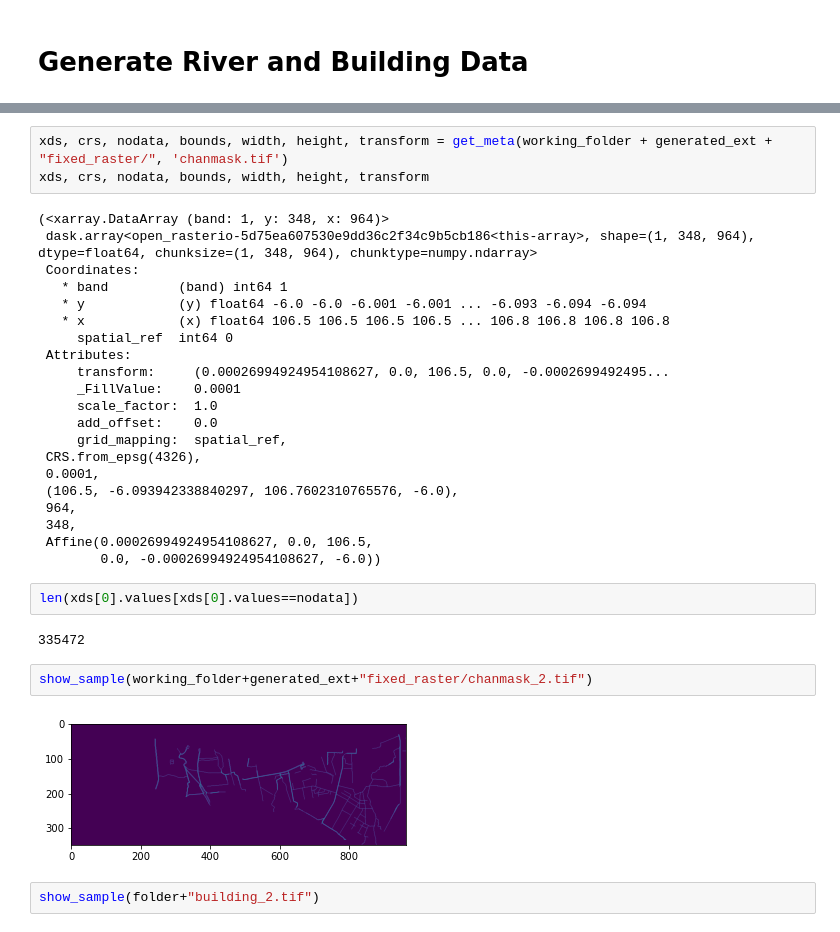
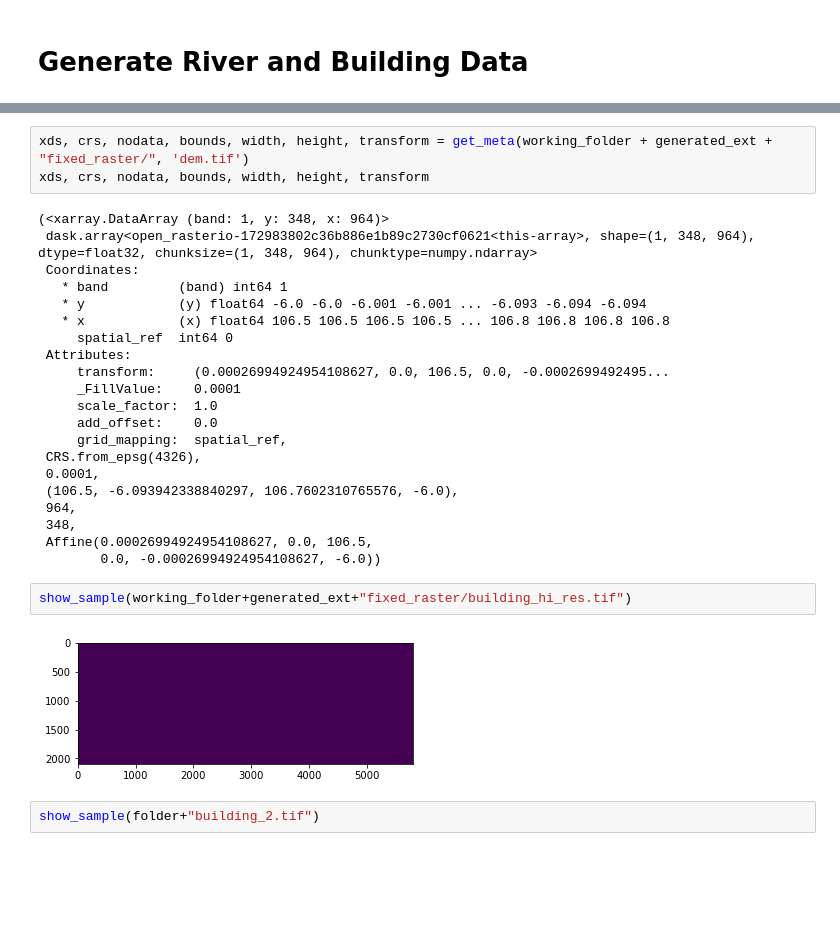
Before and after one commit to joshlam123/disaster_preprocessing, a Jupyter notebook: example_1/All Preprocessing.ipynb, the cells around one changed output, grey strips where cells are left out. Saved outputs shown, nothing was run; the diff lists cells and outputs as text; blank space fills up the shorter version.

Commit message:
fixing generated maps for river correction

```diff
--- a/example_1/All Preprocessing.ipynb
+++ b/example_1/All Preprocessing.ipynb
@@ -448,9 +494,9 @@ ZeroDivisionError: division by zero
 # %%
-xds, crs, nodata, bounds, width, height, transform = get_meta(working_folder + generated_ext + "fixed_raster/", 'chanmask.tif')
+xds, crs, nodata, bounds, width, height, transform = get_meta(working_folder + generated_ext + "fixed_raster/", 'dem.tif')
 xds, crs, nodata, bounds, width, height, transform
 # %% [output]
 (<xarray.DataArray (band: 1, y: 348, x: 964)>
- dask.array<open_rasterio-5d75ea607530e9dd36c2f34c9b5cb186<this-array>, shape=(1, 348, 964), dtype=float64, chunksize=(1, 348, 964), chunktype=numpy.ndarray>
+ dask.array<open_rasterio-172983802c36b886e1b89c2730cf0621<this-array>, shape=(1, 348, 964), dtype=float32, chunksize=(1, 348, 964), chunktype=numpy.ndarray>
  Coordinates:
    * band         (band) int64 1
    * y            (y) float64 -6.0 -6.0 -6.001 -6.001 ... -6.093 -6.094 -6.094
@@ -469,14 +515,10 @@ xds, crs, nodata, bounds, width, height, transform
  348,
  Affine(0.00026994924954108627, 0.0, 106.5,
         0.0, -0.00026994924954108627, -6.0))
-# %%
-len(xds[0].values[xds[0].values==nodata])
-# %% [output]
-335472
 # %%
-show_sample(working_folder+generated_ext+"fixed_raster/chanmask_2.tif")
+show_sample(working_folder+generated_ext+"fixed_raster/building_hi_res.tif")
 # %% [output]
-[figure, old version]
+[figure, new version]
 # %%
 show_sample(folder+"building_2.tif")
 # %%
```
Also changed, not shown: parts of 3 cells of this notebook, 3 other files.
